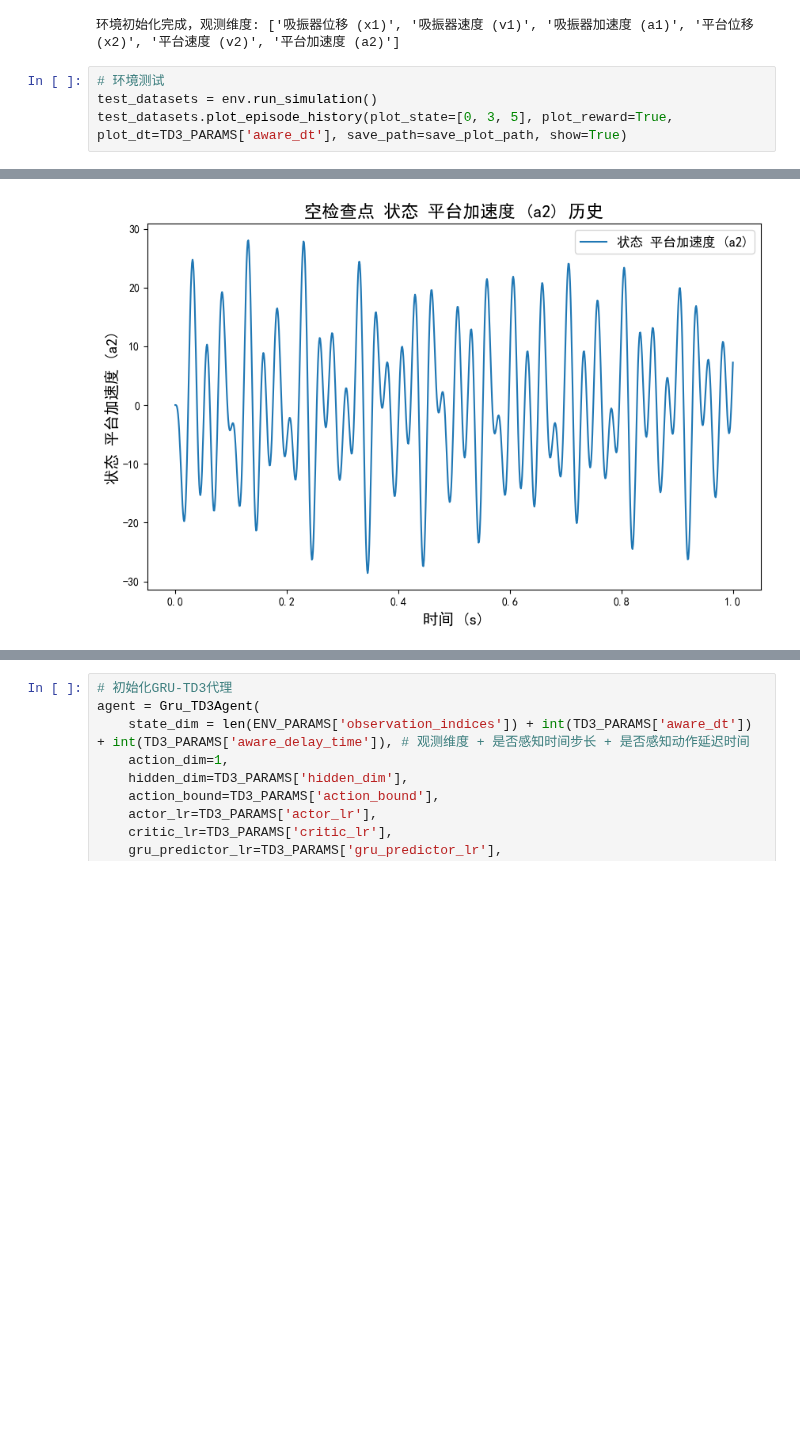
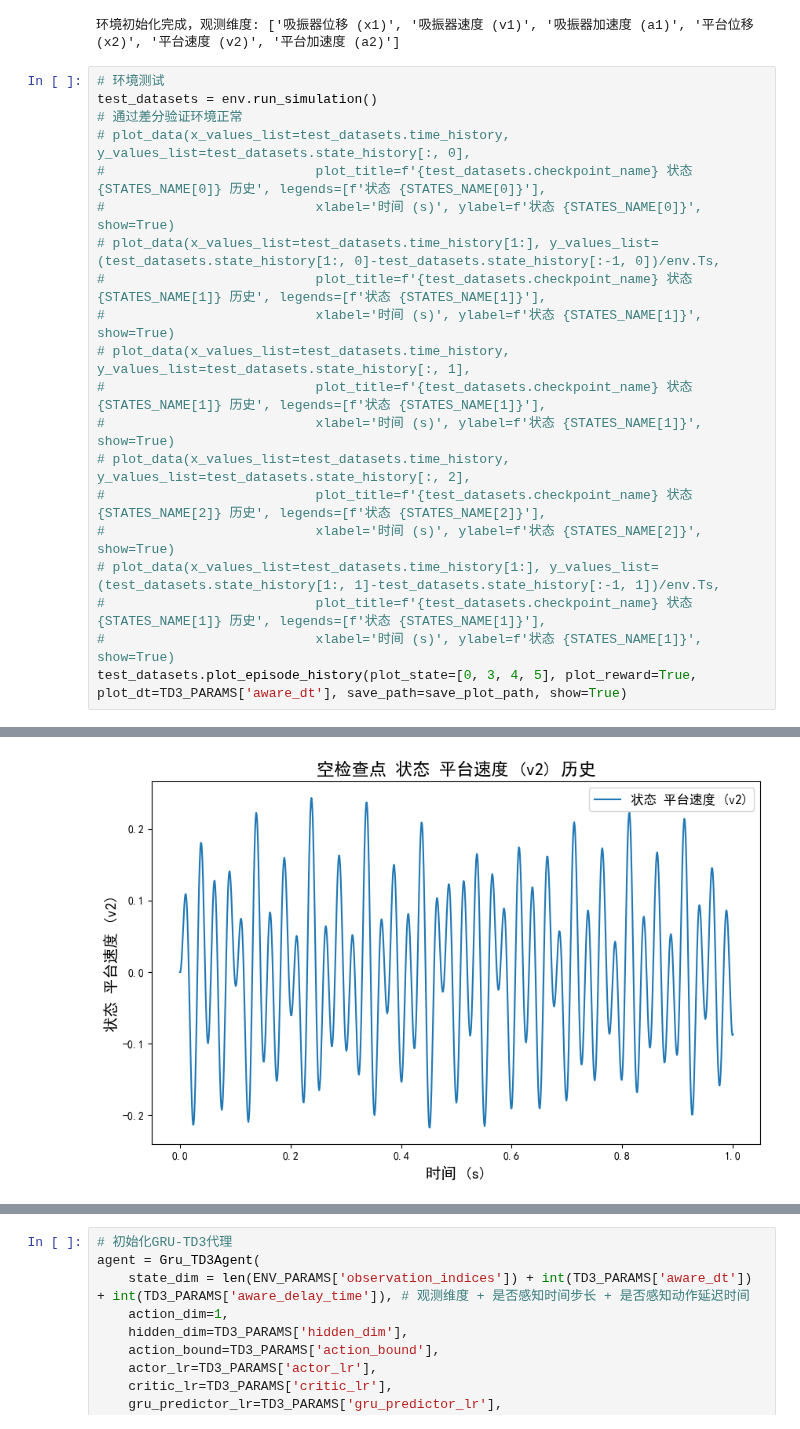
Before and after one commit to CodeZeng0214/DySysIdCtrl, a Jupyter notebook: 电磁式阻尼器深度强化学习/GRU-TD3训练（分离式架构）/GRU_TD3_control.ipynb, the cells around one changed output, grey strips where cells are left out. Saved outputs shown, nothing was run; the diff lists cells and outputs as text; blank space fills up the shorter version.

```diff
--- a/电磁式阻尼器深度强化学习/GRU-TD3训练（分离式架构）/GRU_TD3_control.ipynb
+++ b/电磁式阻尼器深度强化学习/GRU-TD3训练（分离式架构）/GRU_TD3_control.ipynb
@@ -225,8 +225,24 @@ print(f"环境初始化完成，观测维度: {[STATES_NAME[idx] for idx in ENV_
 # %%
 # 环境测试
 test_datasets = env.run_simulation()
-test_datasets.plot_episode_history(plot_state=[0, 3, 5], plot_reward=True, plot_dt=TD3_PARAMS['aware_dt'], save_path=save_plot_path, show=True)
+# 通过差分验证环境正常
+# plot_data(x_values_list=test_datasets.time_history, y_values_list=test_datasets.state_history[:, 0],
+#                           plot_title=f'{test_datasets.checkpoint_name} 状态 {STATES_NAME[0]} 历史', legends=[f'状态 {STATES_NAME[0]}'],
+#                           xlabel='时间 (s)', ylabel=f'状态 {STATES_NAME[0]}', show=True)
+# plot_data(x_values_list=test_datasets.time_history[1:], y_values_list=(test_datasets.state_history[1:, 0]-test_datasets.state_history[:-1, 0])/env.Ts,
+#                           plot_title=f'{test_datasets.checkpoint_name} 状态 {STATES_NAME[1]} 历史', legends=[f'状态 {STATES_NAME[1]}'],
+#                           xlabel='时间 (s)', ylabel=f'状态 {STATES_NAME[1]}', show=True)
+# plot_data(x_values_list=test_datasets.time_history, y_values_list=test_datasets.state_history[:, 1],
+#                           plot_title=f'{test_datasets.checkpoint_name} 状态 {STATES_NAME[1]} 历史', legends=[f'状态 {STATES_NAME[1]}'],
+#                           xlabel='时间 (s)', ylabel=f'状态 {STATES_NAME[1]}', show=True)
+# plot_data(x_values_list=test_datasets.time_history, y_values_list=test_datasets.state_history[:, 2],
+#                           plot_title=f'{test_datasets.checkpoint_name} 状态 {STATES_NAME[2]} 历史', legends=[f'状态 {STATES_NAME[2]}'],
+#                           xlabel='时间 (s)', ylabel=f'状态 {STATES_NAME[2]}', show=True)
+# plot_data(x_values_list=test_datasets.time_history[1:], y_values_list=(test_datasets.state_history[1:, 1]-test_datasets.state_history[:-1, 1])/env.Ts,
+#                           plot_title=f'{test_datasets.checkpoint_name} 状态 {STATES_NAME[1]} 历史', legends=[f'状态 {STATES_NAME[1]}'],
+#                           xlabel='时间 (s)', ylabel=f'状态 {STATES_NAME[1]}', show=True)
+test_datasets.plot_episode_history(plot_state=[0, 3, 4, 5], plot_reward=True, plot_dt=TD3_PARAMS['aware_dt'], save_path=save_plot_path, show=True)
 # %% [output]
 [figure]
 [figure]
-[figure, old version]
+[figure, new version]
```
Also changed, not shown: parts of 6 cells of this notebook, 4 other files.
